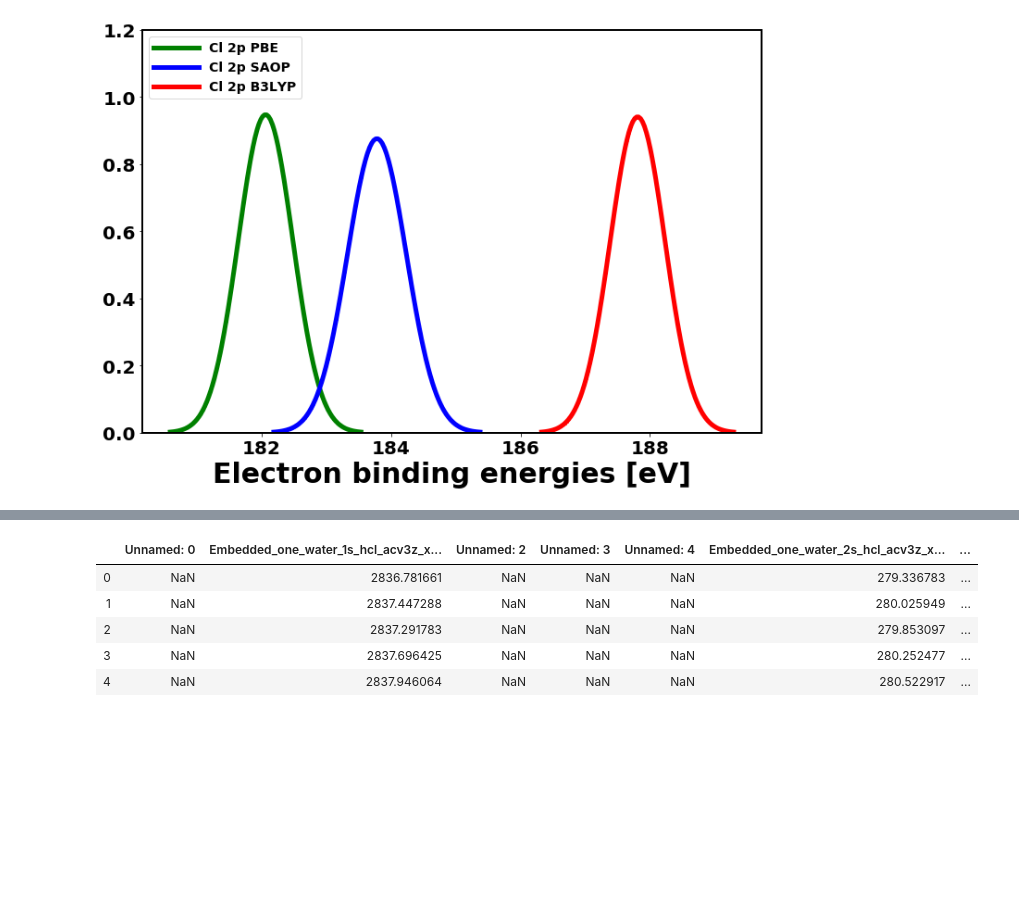
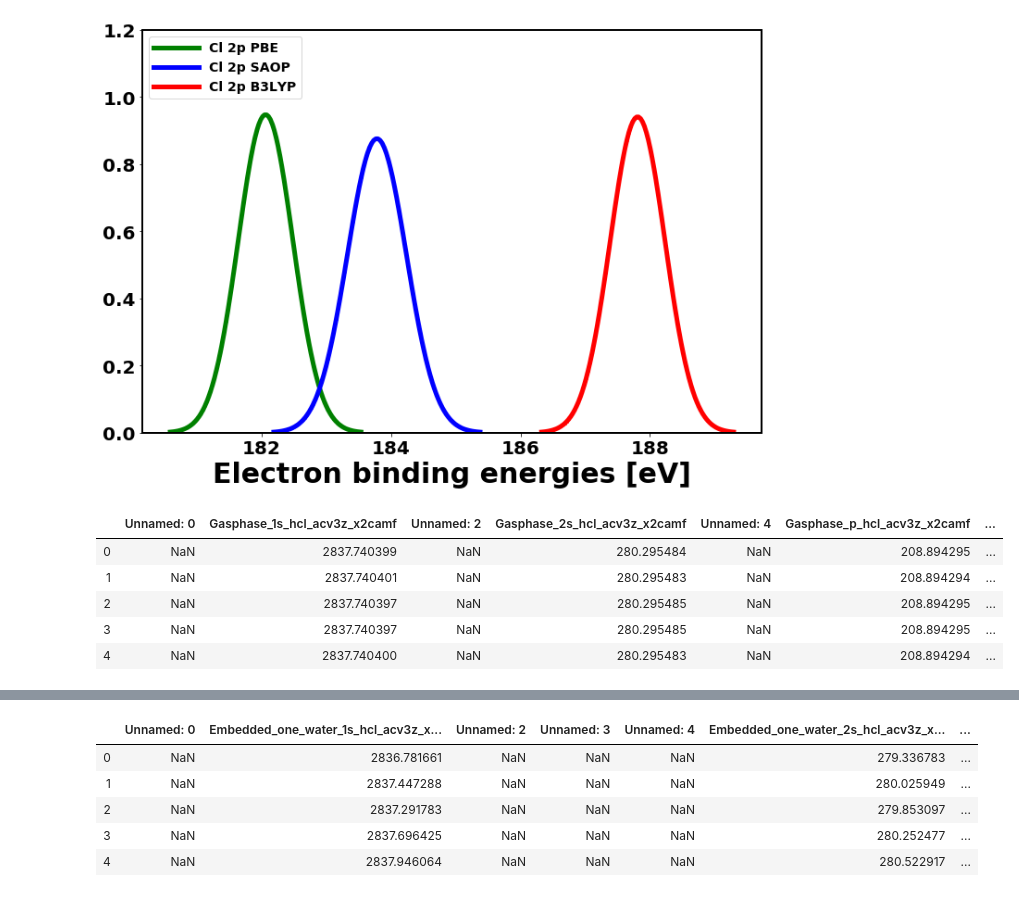
Before and after one commit to richopoku/HCl_project_graphs_binder, a Jupyter notebook: Graphs_core_properties.ipynb, the cells around one changed output, grey strips where cells are left out. Drawn from its saved outputs; the diff is of its cells as text; code cells hidden in the pictures; blank space fills up the shorter version.

```diff
--- a/Graphs_core_properties.ipynb
+++ b/Graphs_core_properties.ipynb
@@ -155,3 +155,13 @@ std_6water_pbe = 0.4209627179235856
 std_6water_b3lyp = 0.42383783968514216
 std_6waters_saop = 0.455294595113053
 [figure]
+# %%
+df = pd.read_excel('gas_phase_hcl_ccsd.xlsx', skiprows=3)
+df.head()
+# %% [output]
+|  | Unnamed: 0 | Gasphase_1s_hcl_acv3z_x2camf | Unnamed: 2 | Gasphase_2s_hcl_acv3z_x2camf | Unnamed: 4 | Gasphase_p_hcl_acv3z_x2camf | ... |
+| 0 | NaN | 2837.740399 | NaN | 280.295484 | NaN | 208.894295 | ... |
+| 1 | NaN | 2837.740401 | NaN | 280.295483 | NaN | 208.894294 | ... |
+| 2 | NaN | 2837.740397 | NaN | 280.295485 | NaN | 208.894295 | ... |
+| 3 | NaN | 2837.740397 | NaN | 280.295485 | NaN | 208.894295 | ... |
+| 4 | NaN | 2837.740400 | NaN | 280.295483 | NaN | 208.894294 | ... |
```
Also changed, not shown: parts of 1 cell of this notebook, 2 other files.
